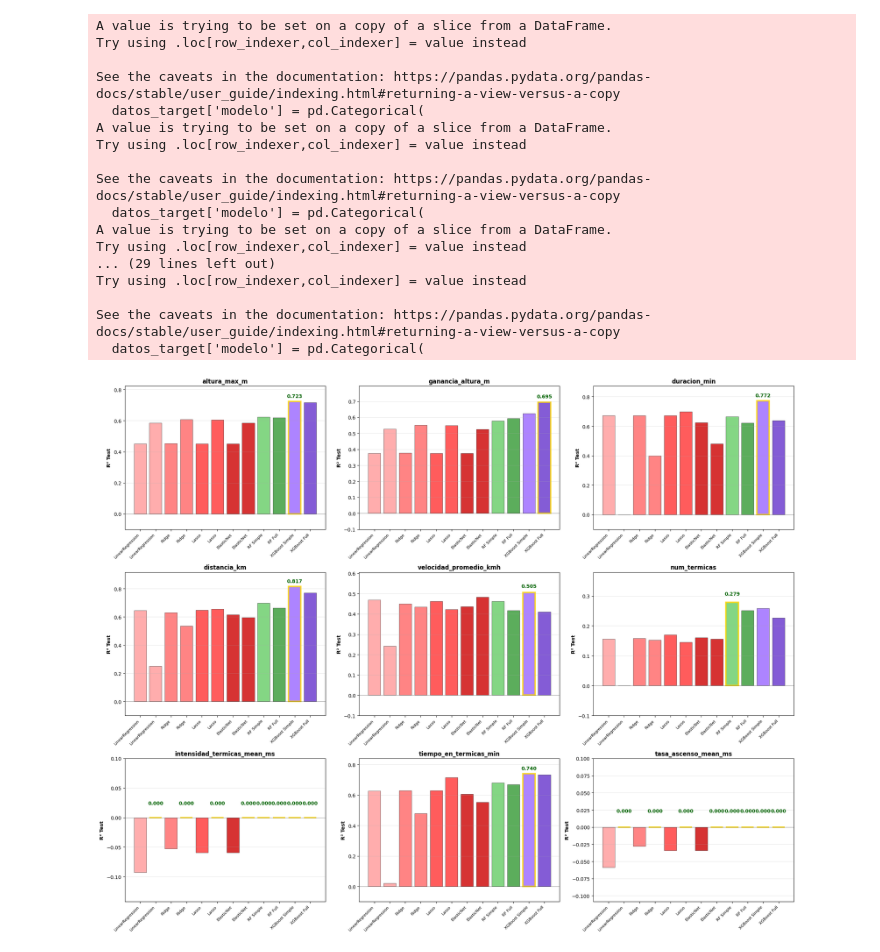
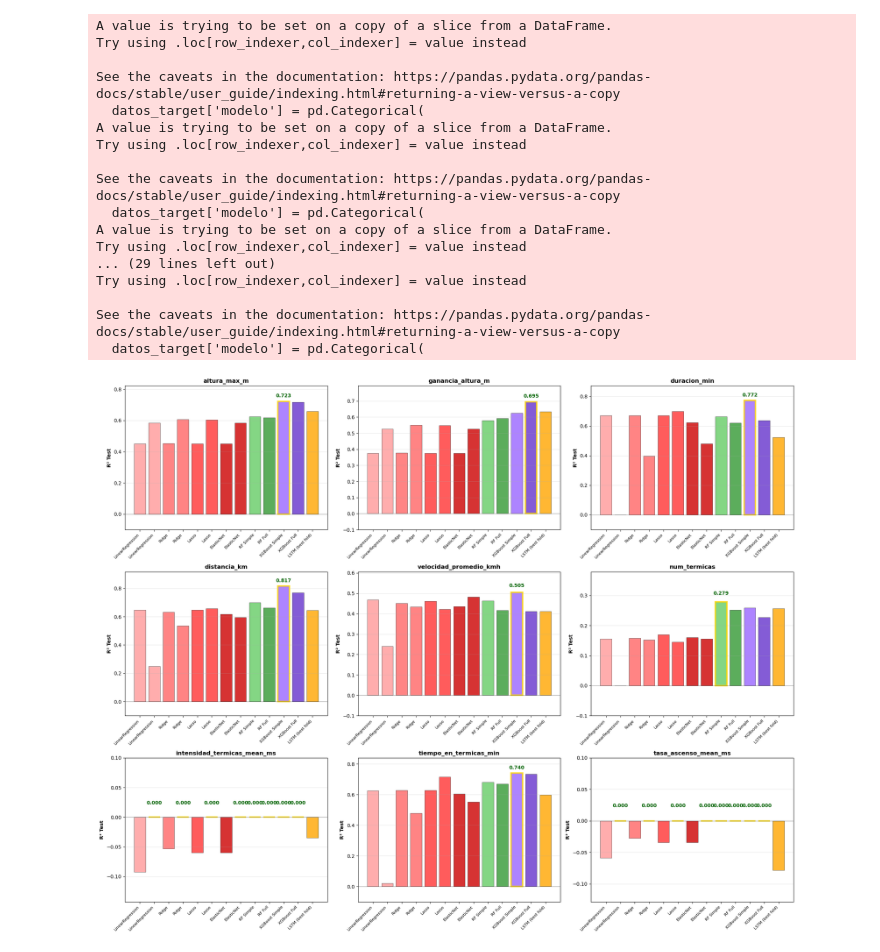
Before and after one commit to estanislaomolina/TP-Final-ML, a Jupyter notebook: 02_Modelos/05_Comparacion_ML.ipynb, the cells around one changed output. Drawn from its saved outputs; the diff is of its cells as text; code cells hidden in the pictures.

Commit message:
05 con todos los modelos y limpio

```diff
--- a/02_Modelos/05_Comparacion_ML.ipynb
+++ b/02_Modelos/05_Comparacion_ML.ipynb
@@ -4,9 +4,7 @@ import numpy as np
 import matplotlib.pyplot as plt
 import seaborn as sns
 
-# ============================================================================
 # COMPARACIÓN COMPLETA: TODOS LOS MODELOS
-# ============================================================================
 
 # Cargar resultados
 df_baseline = pd.read_csv('../data/processed/baseline_completo.csv')
@@ -69,11 +67,29 @@ for target in targets_reg:
         'Test_R2': xgb_full_r2
     })
 
+# Resultados del mejor modelo LSTM (test)
+lstm_best_r2 = {
+    'altura_max_m': 0.6594,
+    'ganancia_altura_m': 0.6335,
+    'duracion_min': 0.5239,
+    'distancia_km': 0.6451,
+    'velocidad_promedio_kmh': 0.4119,
+    'num_termicas': 0.2560,
+    'intensidad_termicas_mean_ms': -0.0350,
+    'tiempo_en_termicas_min': 0.5978,
+    'tasa_ascenso_mean_ms': -0.0785,
+}
+
+for target, r2 in lstm_best_r2.items():
+    resultados_comparacion.append({
+        'target': target,
+        'modelo': 'LSTM (best fold)',
+        'Test_R2': r2
+    })
+
 df_comparacion_completa = pd.DataFrame(resultados_comparacion)
 
-# ============================================================================
 # GRÁFICO COMPLETO
-# ============================================================================
 
 fig, axes = plt.subplots(3, 3, figsize=(20, 16))
 axes = axes.flatten()
@@ -88,7 +104,8 @@ orden_modelos = [
     'RF Simple',
     'RF Full',
     'XGBoost Simple',
-    'XGBoost Full'
+    'XGBoost Full',
+    'LSTM (best fold)'
 ]
 
 # Colores por modelo
@@ -101,7 +118,8 @@ colores = {
     'RF Simple': '#66cc66',
     'RF Full': '#339933',
     'XGBoost Simple': '#9966ff',
-    'XGBoost Full': '#6633cc'
+    'XGBoost Full': '#6633cc',
+    'LSTM (best fold)': '#ffa500'
 }
 
 for idx, target in enumerate(targets_reg):
@@ -165,14 +183,9 @@ plt.savefig('../data/processed/comparacion_completa_todos_modelos.png',
             dpi=300, bbox_inches='tight')
 plt.show()
 
-print("="*70)
 print("COMPARACIÓN COMPLETA - TODOS LOS MODELOS")
-print("="*70)
 
-# ============================================================================
 # TABLA RESUMEN
-# ============================================================================
-
 # Pivot para tabla
 tabla_pivot = df_comparacion_completa.pivot_table(
     index='target',
@@ -191,13 +204,11 @@ tabla_pivot = tabla_pivot.reindex(columns=orden_modelos)
 print("\nTABLA DE RESULTADOS (R² Test):")
 print(tabla_pivot.to_string())
 
-# ============================================================================
 # MEJORES POR TARGET
-# ============================================================================
 
-print("\n" + "="*70)
+
 print("MEJOR MODELO POR TARGET:")
-print("="*70)
+
 
 for target in targets_reg:
     datos_target = df_comparacion_completa[df_comparacion_completa['target'] == target]
@@ -207,59 +218,50 @@ for target in targets_reg:
     print(f"  Mejor modelo: {mejor['modelo']}")
     print(f"  R² Test: {mejor['Test_R2']:.4f}")
 
-# ============================================================================
 # R² PROMEDIO POR MODELO
-# ============================================================================
 
-print("\n" + "="*70)
+
 print("R² PROMEDIO POR MODELO (todos los targets):")
-print("="*70)
+
 
 promedios = df_comparacion_completa.groupby('modelo')['Test_R2'].mean().sort_values(ascending=False)
 
 for modelo, promedio in promedios.items():
     print(f"  {modelo:25s}: {promedio:.4f}")
 
-# ============================================================================
 # CONTEO DE GANADORES
-# ============================================================================
 
-print("\n" + "="*70)
 print("CONTEO: ¿Cuántas veces cada modelo es el mejor?")
-print("="*70)
+
 
 ganadores = []
 for target in targets_reg:
     datos_target = df_comparacion_completa[df_comparacion_completa['target'] == target]
     mejor_modelo = datos_target.loc[datos_target['Test_R2'].idxmax(), 'modelo']
     ganadores.append(mejor_modelo)
 
 conteo_ganadores = pd.Series(ganadores).value_counts()
 print(conteo_ganadores)
 
-# ============================================================================
 # GUARDAR COMPARACIÓN COMPLETA
-# ============================================================================
-
 df_comparacion_completa.to_csv('../data/processed/comparacion_completa_todos.csv', index=False)
-print("\n✓ Tabla completa guardada en: comparacion_completa_todos.csv")
-print("="*70)
+print("\nTabla completa guardada en: comparacion_completa_todos.csv")
 # %% [output]
 A value is trying to be set on a copy of a slice from a DataFrame.
 Try using .loc[row_indexer,col_indexer] = value instead
 
 See the caveats in the documentation: https://pandas.pydata.org/pandas-docs/stable/user_guide/indexing.html#returning-a-view-versus-a-copy
   datos_target['modelo'] = pd.Categorical(
 A value is trying to be set on a copy of a slice from a DataFrame.
 Try using .loc[row_indexer,col_indexer] = value instead
 
 See the caveats in the documentation: https://pandas.pydata.org/pandas-docs/stable/user_guide/indexing.html#returning-a-view-versus-a-copy
   datos_target['modelo'] = pd.Categorical(
 A value is trying to be set on a copy of a slice from a DataFrame.
 Try using .loc[row_indexer,col_indexer] = value instead
 ... (29 lines left out)
 Try using .loc[row_indexer,col_indexer] = value instead
 
 See the caveats in the documentation: https://pandas.pydata.org/pandas-docs/stable/user_guide/indexing.html#returning-a-view-versus-a-copy
   datos_target['modelo'] = pd.Categorical(
-[figure, old version]
+[figure, new version]
```
Also changed, not shown: parts of 1 cell of this notebook, 3 other files.
